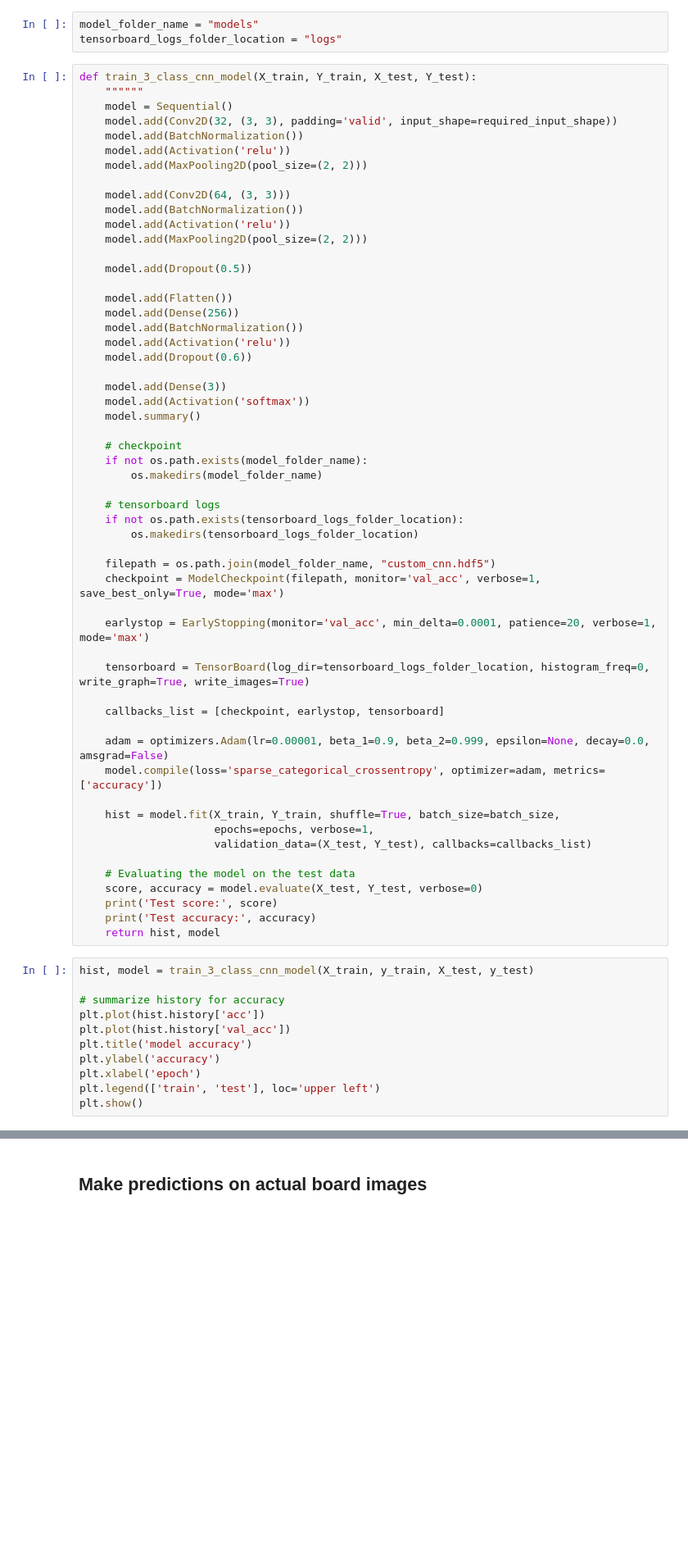
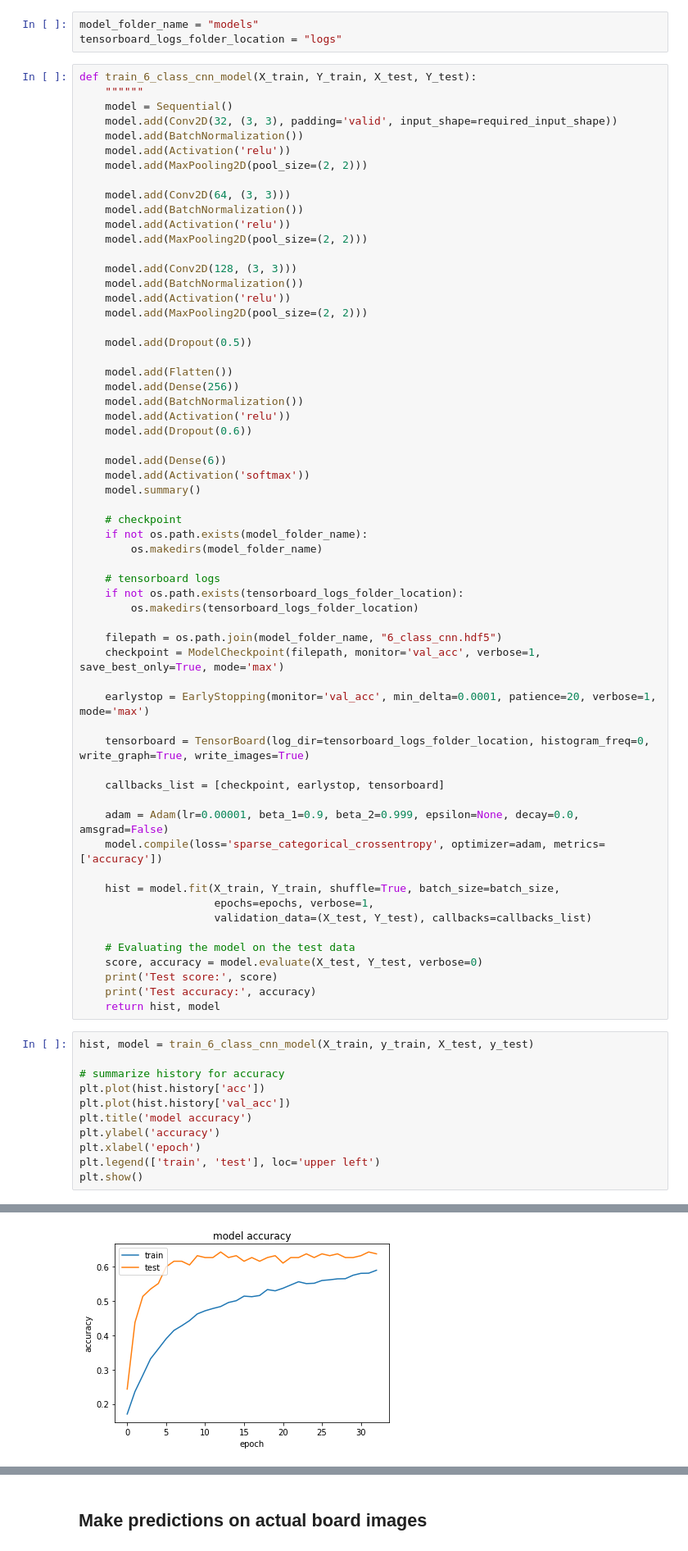
Before and after one commit to ace-racer/Extending-Board-Games-using-deep-learning, a Jupyter notebook: chess_piece_detection/6_class_classifier/ColorDetectionCNN-Modeling-Grayscale.ipynb, the cells around one changed output, grey strips where cells are left out. Shown at 82% size. Drawn from its saved outputs; the diff is of its cells as text; blank space fills up the shorter version.

Commit message:
Add code to train initial 6 class classifier model

```diff
--- a/chess_piece_detection/6_class_classifier/ColorDetectionCNN-Modeling-Grayscale.ipynb
+++ b/chess_piece_detection/6_class_classifier/ColorDetectionCNN-Modeling-Grayscale.ipynb
@@ -117,7 +116,7 @@ required_input_shape = (*IMAGE_SIZE, 1)
 model_folder_name = "models"
 tensorboard_logs_folder_location = "logs"
 # %%
-def train_3_class_cnn_model(X_train, Y_train, X_test, Y_test):
+def train_6_class_cnn_model(X_train, Y_train, X_test, Y_test):
     """"""
     model = Sequential()
     model.add(Conv2D(32, (3, 3), padding='valid', input_shape=required_input_shape))
@@ -130,6 +129,11 @@ def train_3_class_cnn_model(X_train, Y_train, X_test, Y_test):
     model.add(Activation('relu'))
     model.add(MaxPooling2D(pool_size=(2, 2)))
 
+    model.add(Conv2D(128, (3, 3)))
+    model.add(BatchNormalization())
+    model.add(Activation('relu'))
+    model.add(MaxPooling2D(pool_size=(2, 2)))
+
     model.add(Dropout(0.5))
 
     model.add(Flatten())
@@ -138,7 +142,7 @@ def train_3_class_cnn_model(X_train, Y_train, X_test, Y_test):
     model.add(Activation('relu'))
     model.add(Dropout(0.6))
 
-    model.add(Dense(3))
+    model.add(Dense(6))
     model.add(Activation('softmax'))
     model.summary()
 
@@ -150,7 +154,7 @@ def train_3_class_cnn_model(X_train, Y_train, X_test, Y_test):
     if not os.path.exists(tensorboard_logs_folder_location):
         os.makedirs(tensorboard_logs_folder_location)
 
-    filepath = os.path.join(model_folder_name, "custom_cnn.hdf5")
+    filepath = os.path.join(model_folder_name, "6_class_cnn.hdf5")
     checkpoint = ModelCheckpoint(filepath, monitor='val_acc', verbose=1, save_best_only=True, mode='max')
 
     earlystop = EarlyStopping(monitor='val_acc', min_delta=0.0001, patience=20, verbose=1, mode='max')
@@ -159,7 +163,7 @@ def train_3_class_cnn_model(X_train, Y_train, X_test, Y_test):
 
     callbacks_list = [checkpoint, earlystop, tensorboard]
 
-    adam = optimizers.Adam(lr=0.00001, beta_1=0.9, beta_2=0.999, epsilon=None, decay=0.0, amsgrad=False)
+    adam = Adam(lr=0.00001, beta_1=0.9, beta_2=0.999, epsilon=None, decay=0.0, amsgrad=False)
     model.compile(loss='sparse_categorical_crossentropy', optimizer=adam, metrics=['accuracy'])
 
     hist = model.fit(X_train, Y_train, shuffle=True, batch_size=batch_size,
@@ -172,7 +176,7 @@ def train_3_class_cnn_model(X_train, Y_train, X_test, Y_test):
     print('Test accuracy:', accuracy)
     return hist, model
 # %%
-hist, model = train_3_class_cnn_model(X_train, y_train, X_test, y_test)
+hist, model = train_6_class_cnn_model(X_train, y_train, X_test, y_test)
 
 # summarize history for accuracy
 plt.plot(hist.history['acc'])
@@ -203,3 +207,4 @@ Epoch 1/150
+[figure, added]
 # %%
 ## Helper method to print a confusion matrix
 import itertools
```
Also changed, not shown: parts of 7 cells of this notebook.
